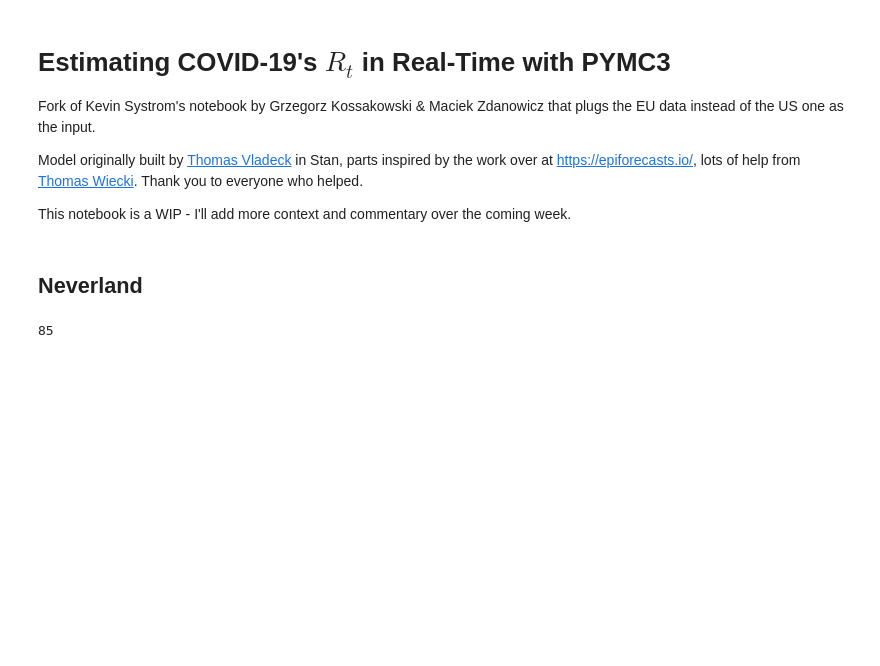
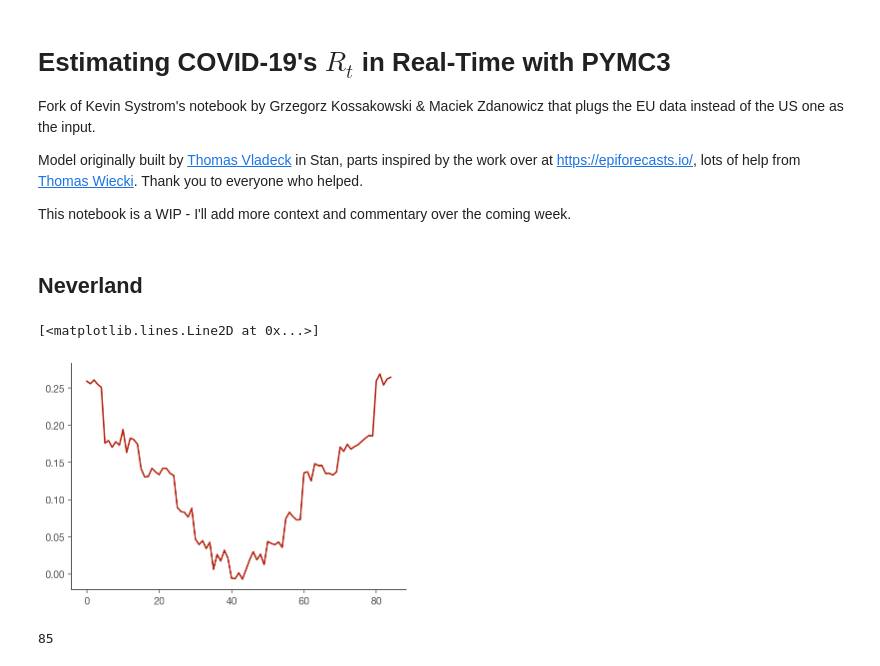
Before and after one commit to gkossakowski/covid-19, a Jupyter notebook: Realtime Rt mcmc.ipynb, the cells around one changed output. Drawn from its saved outputs; the diff is of its cells as text; code cells hidden in the pictures; blank space fills up the shorter version.

```diff
--- a/Realtime Rt mcmc.ipynb
+++ b/Realtime Rt mcmc.ipynb
@@ -41,4 +41,9 @@ Rt += np.random.normal(0,0.1,len(Rt)) # (R_t - 1)/serial_interval = theta
 Theta = (Rt - 1)/serial_intervalConst
+# %%
+plt.plot(Theta)
+# %% [output]
+[<matplotlib.lines.Line2D at 0x...>]
+[figure, added]
 # %%
 dates_considered=pd.date_range(end=pd.to_datetime("today"),periods=len(Rt))
 # %%
```
Also changed, not shown: parts of 13 cells of this notebook.
